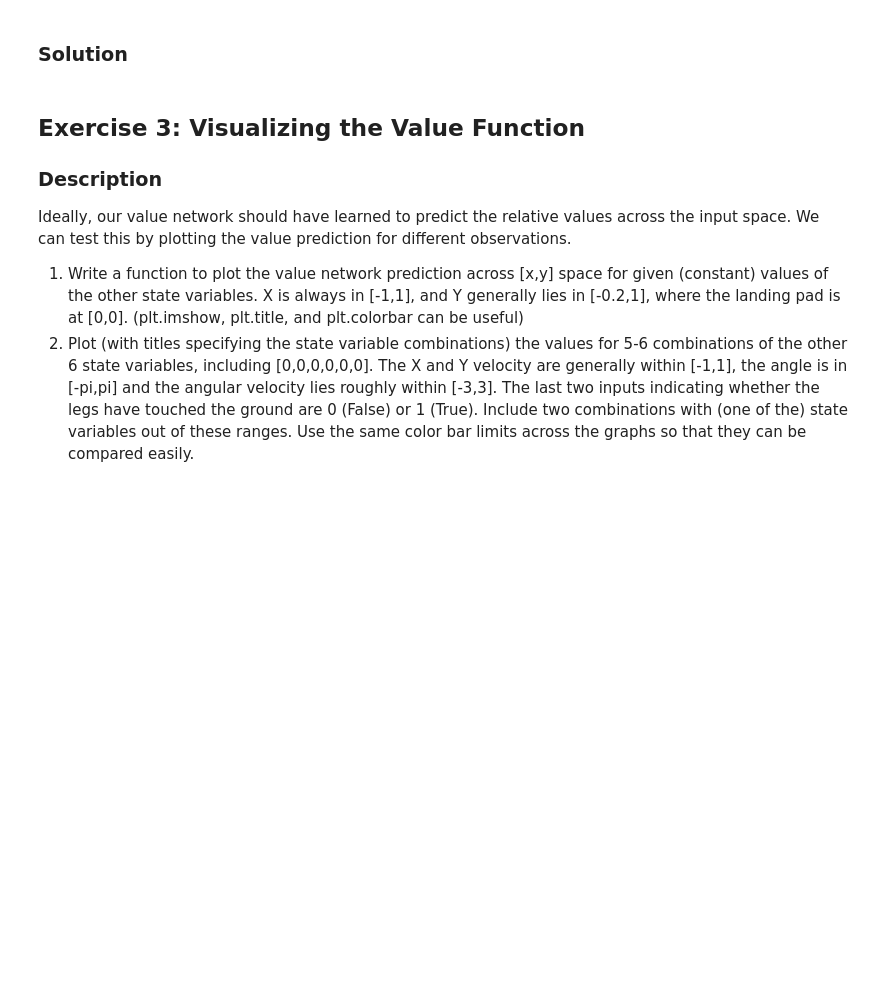
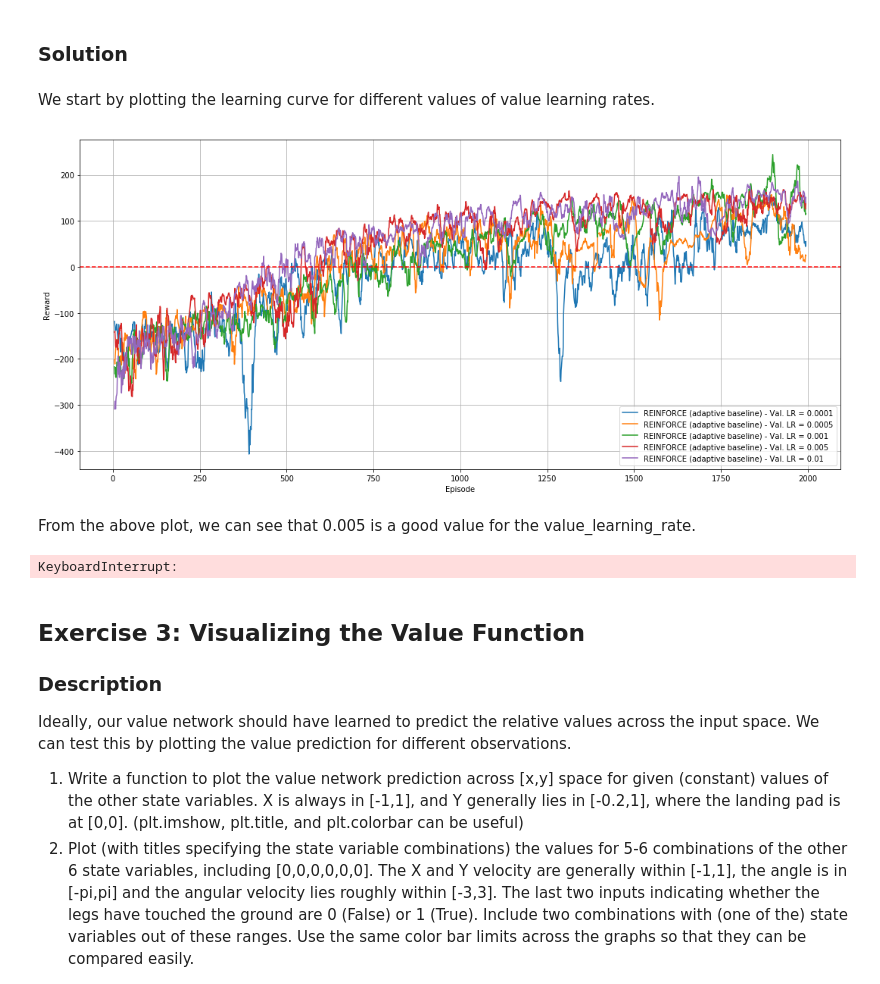
Before and after one commit to franckdess/ANN_Project3-Reinforcement_Learning, a Jupyter notebook: miniproject3_2019.ipynb, the cells around one changed output. Cells and saved outputs as stored; diff of their text form; code cells hidden in the pictures; blank space fills up the shorter version.

```diff
--- a/miniproject3_2019.ipynb
+++ b/miniproject3_2019.ipynb
@@ -471,8 +486,18 @@ TECHNICAL NOTE: Some textbooks may refer to this approach as "Actor-Critic", whe
 - 3 points for implementing and plotting the adaptive baseline with the other two conditions, with reasonable performance (i.e. at least similar to the performance in Exercise 1).
 # %% [markdown]
 ### Solution
+# %% [markdown]
+We start by plotting the learning curve for different values of value learning rates.
+# %%
+# Set the parameters
+results = Results()
+adam_lr = 0.001
+value_learning_rates = [adam_lr/10, adam_lr/2, adam_lr, adam_lr*5, adam_lr*10]
 # %%
 # With adaptive baseline
-value_learning_rate = 0.005
-episodes3, d_model = run_experiment("REINFORCE (adaptive baseline)", discrete_env, num_episodes,
-                                    policy_learning_rate, value_learning_rate, baseline='adaptive')
+for value_learning_rate in value_learning_rates:
+    episodes, agent = run_experiment("REINFORCE (adaptive baseline) - Val. LR = {}".format(value_learning_rate),
+                                     discrete_env, num_episodes, policy_learning_rate, value_learning_rate,
+                                     baseline='adaptive')
+# %% [output]
+[figure, added]
@@ -478,0 +507,10 @@ episodes3, d_model = run_experiment("REINFORCE (adaptive baseline)", discrete_en
+# %% [markdown]
+From the above plot, we can see that 0.005 is a good value for the value_learning_rate.
+# %%
+# Set the parameters
+value_learning_rate = 0.0075
+results = Results(filename='Plots/REINFORCE without_baseline + with_baseline.npz')
+episodes3, agent3 = run_experiment("REINFORCE (adaptive baseline) - Val. LR = {}".format(value_learning_rate),
+                                   discrete_env, num_episodes, policy_learning_rate, baseline='adaptive')
+# %% [output]
+KeyboardInterrupt:
```
Also changed, not shown: parts of 35 cells of this notebook, 5 other files.
